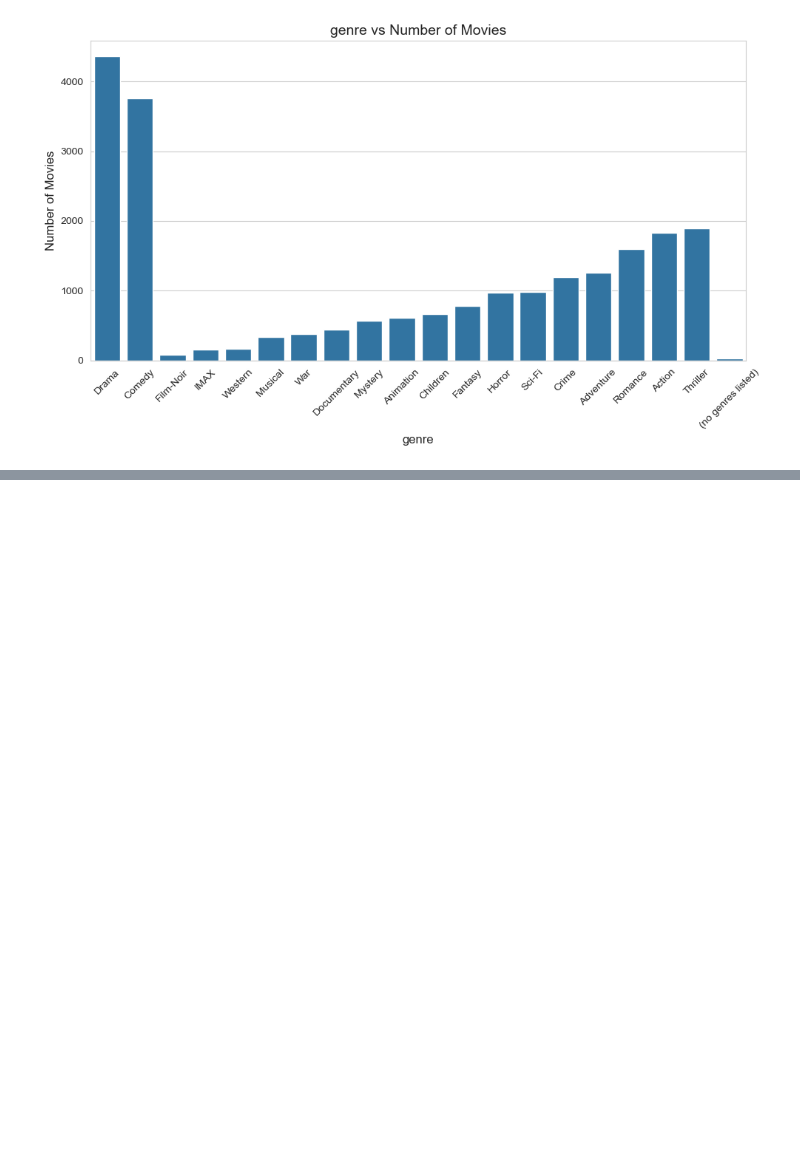
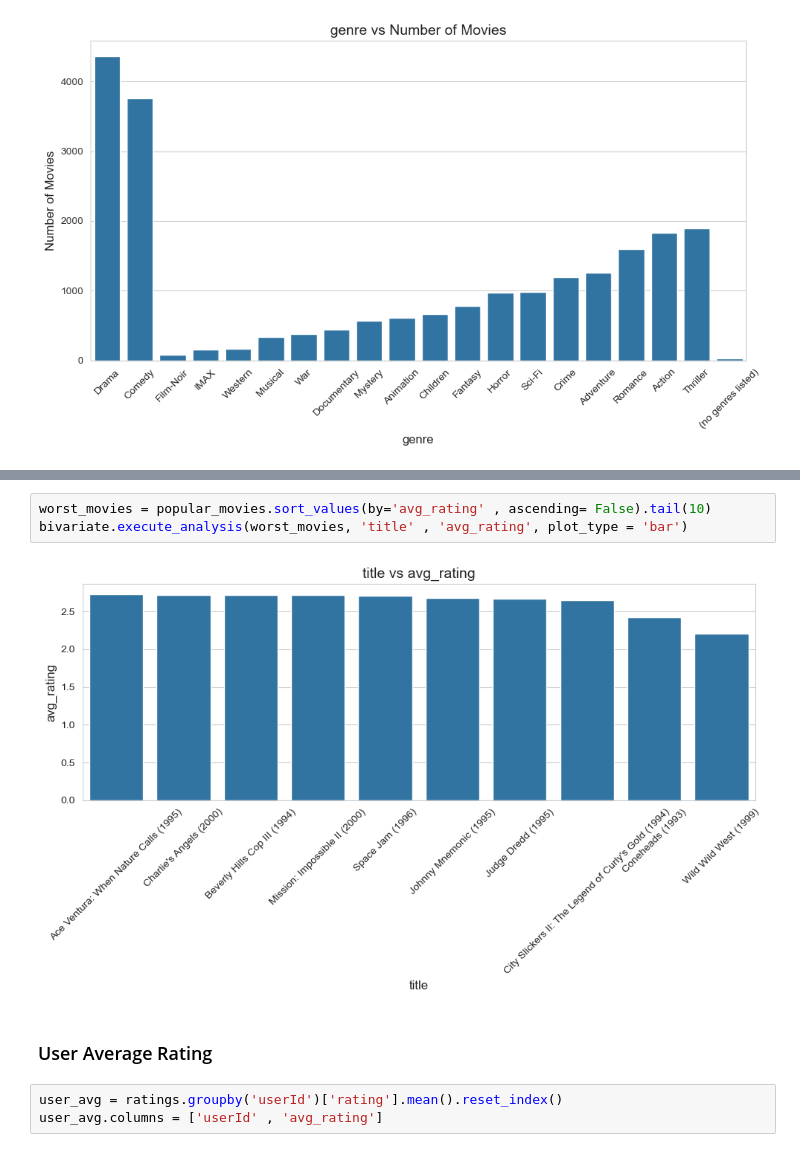
Before and after one commit to Sarvagya1212/FilmFusion, a Jupyter notebook: notebooks/EDA.ipynb, the cells around one changed output, grey strips where cells are left out. Drawn from its saved outputs; the diff is of its cells as text; blank space fills up the shorter version.

```diff
--- a/notebooks/EDA.ipynb
+++ b/notebooks/EDA.ipynb
@@ -194,0 +344,10 @@ bivariate.execute_analysis(genres_count, 'genre' , 'Number of Movies' , plot_typ
+# %%
+worst_movies = popular_movies.sort_values(by='avg_rating' , ascending= False).tail(10)
+bivariate.execute_analysis(worst_movies, 'title' , 'avg_rating', plot_type = 'bar')
+# %% [output]
+[figure, added]
+# %% [markdown]
+### User Average Rating
+# %%
+user_avg = ratings.groupby('userId')['rating'].mean().reset_index()
+user_avg.columns = ['userId' , 'avg_rating']
```
Also changed, not shown: parts of 16 cells of this notebook, 4 other files.
